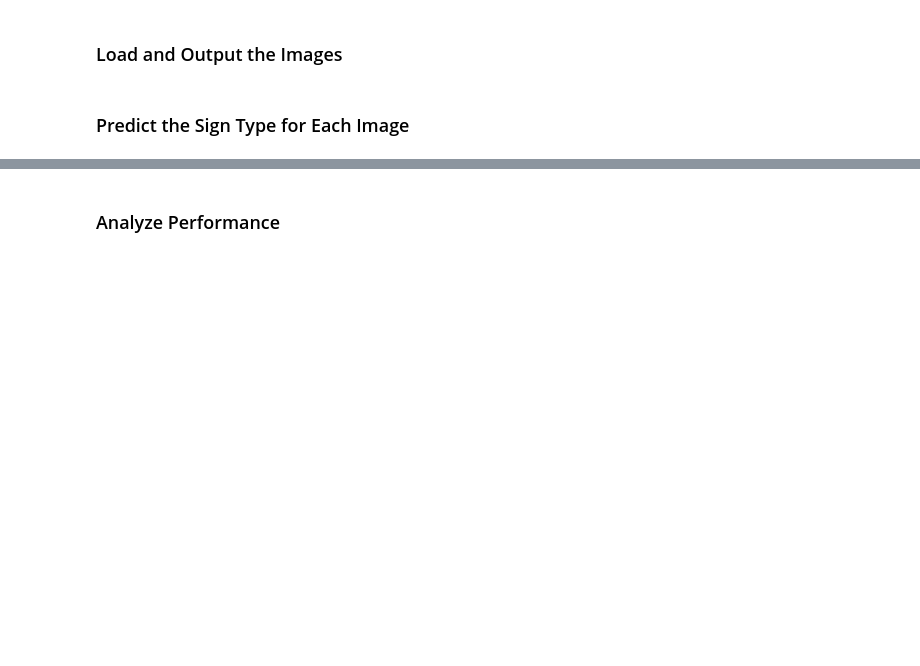
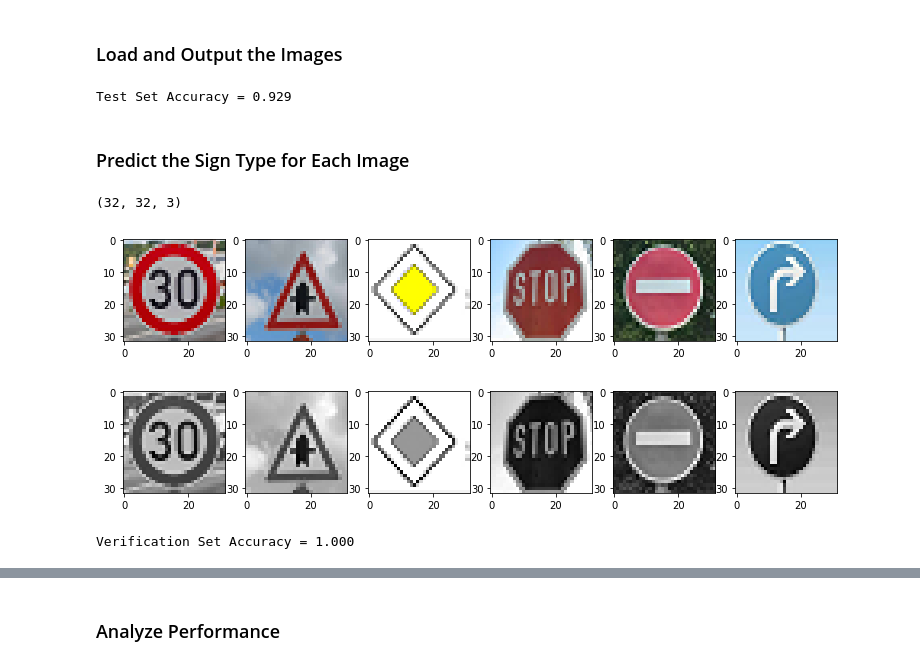
Before and after one commit to HIzadi1/CarND---Project-2-Traffic-Sign-Classifier, a Jupyter notebook: Traffic_Sign_Classifier.ipynb, the cells around one changed output, grey strips where cells are left out. Drawn from its saved outputs; the diff is of its cells as text; code cells hidden in the pictures; blank space fills up the shorter version.

```diff
--- a/Traffic_Sign_Classifier.ipynb
+++ b/Traffic_Sign_Classifier.ipynb
@@ -426,7 +381,7 @@ one_hot_y = tf.one_hot(y, 43)
 
 learning_rate = 0.0009
 
-logits = LeNet(x)
+logits = LeNet_HI(x)
 cross_entropy = tf.nn.softmax_cross_entropy_with_logits(logits, one_hot_y)
 loss_operation = tf.reduce_mean(cross_entropy)
 optimizer = tf.train.AdamOptimizer(learning_rate)
@@ -451,7 +406,7 @@ def evaluate(X_data, y_data):
     sess = tf.get_default_session()
     for offset in range(0, num_examples, BATCH_SIZE):
         batch_x, batch_y = X_data[offset:offset+BATCH_SIZE], y_data[offset:offset+BATCH_SIZE]
-        accuracy = sess.run(accuracy_operation, feed_dict={x: batch_x, y: batch_y})
+        accuracy = sess.run(accuracy_operation, feed_dict={x: batch_x, y: batch_y, keep_prob: 1.0})
         total_accuracy += (accuracy * len(batch_x))
     return total_accuracy / num_examples
 # %% [markdown]
@@ -468,14 +423,14 @@ with tf.Session() as sess:
         for offset in range(0, num_examples, BATCH_SIZE):
             end = offset + BATCH_SIZE
             batch_x, batch_y = X_train[offset:end], y_train[offset:end]
-            sess.run(training_operation, feed_dict={x: batch_x, y: batch_y})
+            sess.run(training_operation, feed_dict={x: batch_x, y: batch_y, keep_prob: 0.5})
 
         validation_accuracy = evaluate(X_valid, y_valid)
         print("EPOCH {} ...".format(i+1))
         print("Validation Accuracy = {:.3f}".format(validation_accuracy))
         print()
 
-    saver.save(sess, './lenet')
+    saver.save(sess, './lenet_HI')
     print("Model saved")
 # %% [output]
 Training...
@@ -508,5 +447,13 @@ You may find `signnames.csv` useful as it contains mappings from the class id (i
 # %%
 ### Load the images and plot them here.
 ### Feel free to use as many code cells as needed.
+with tf.Session() as sess:
+    sess.run(tf.global_variables_initializer())
+    saver2 = tf.train.import_meta_graph('./lenet.meta')
+    saver2.restore(sess, "./lenet")
+    test_accuracy = evaluate(X_test, y_test)
+    print("Test Set Accuracy = {:.3f}".format(test_accuracy))
+# %% [output]
+Test Set Accuracy = 0.929
 # %% [markdown]
 ### Predict the Sign Type for Each Image
@@ -516,0 +460,49 @@ You may find `signnames.csv` useful as it contains mappings from the class id (i
+# %%
+### Run the predictions here and use the model to output the prediction for each image.
+### Make sure to pre-process the images with the same pre-processing pipeline used earlier.
+### Feel free to use as many code cells as needed.
+
+import matplotlib.image as mpimg
+import glob
+import cv2
+
+#test_images = [plt.imread(path) for path in glob.glob('verification_pictures/*.png')]
+test_images = [cv2.imread(path) for path in glob.glob('verification_pictures/*.png')]
+
+plt.figure(figsize=(15, 11))
+for i, image in enumerate(test_images):
+    plt.subplot(1, 7, i+1)
+    plt.imshow(image)
+    plt.imshow(cv2.cvtColor(image, cv2.COLOR_BGR2RGB))
+
+#test_images = [cv2.imread(path) for path in glob.glob('verification_pictures/*.png')]
+
+print(test_images[1].shape)
+test_images = np.asarray(test_images)
+
+test_images_gray = np.sum(test_images/3, axis=3, keepdims=True)
+
+test_images_normal = (test_images_gray - 128)/128
+#plt.imshow(test_images_gray[1].squeeze(), cmap="gray")
+
+plt.figure(figsize=(15, 11))
+for i, image in enumerate(test_images_gray):
+    plt.subplot(1, 7, i+1)
+    plt.imshow(image.squeeze(), cmap="gray")
+
+#print(my_images_normal.shape)
+# %% [output]
+(32, 32, 3)
+[figure, added]
+[figure, added]
+# %%
+ver_labels = [1, 11, 12, 14, 17, 33]
+
+with tf.Session() as sess:
+    sess.run(tf.global_variables_initializer())
+    saver3 = tf.train.import_meta_graph('./lenet.meta')
+    saver3.restore(sess, "./lenet")
+    Verification_accuracy = evaluate(test_images_normal, ver_labels)
+    print("Verification Set Accuracy = {:.3f}".format(Verification_accuracy))
+# %% [output]
+Verification Set Accuracy = 1.000
```
Also changed, not shown: parts of 7 cells of this notebook.
